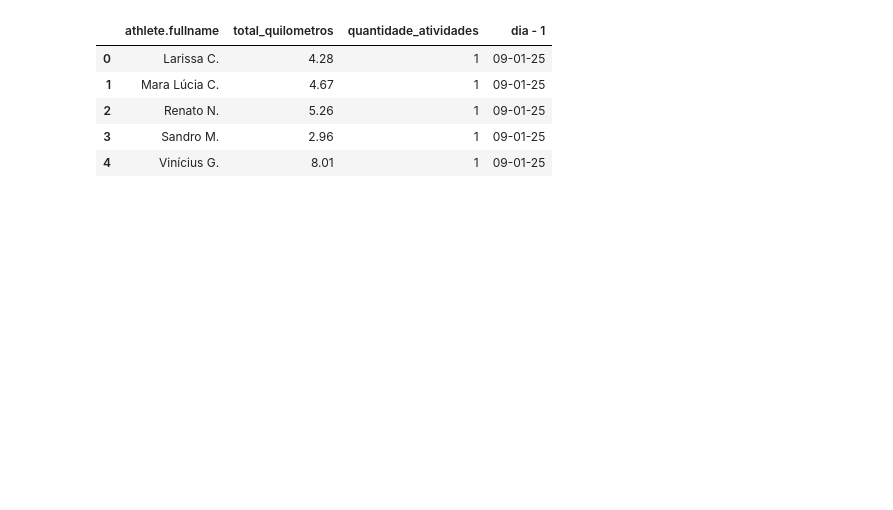
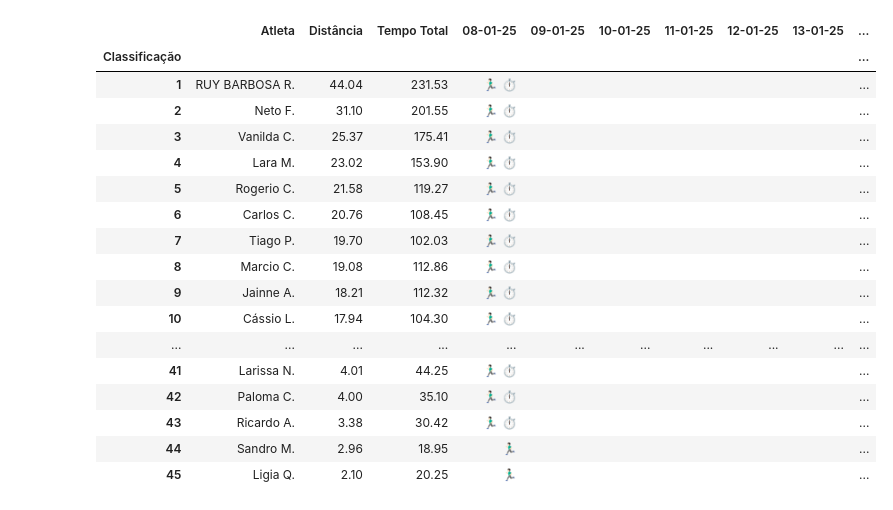
Before and after one commit to marcioscar/stravaapi, a Jupyter notebook: clube.ipynb, the cells around one changed output. Drawn from its saved outputs; the diff is of its cells as text; code cells hidden in the pictures; blank space fills up the shorter version.

```diff
--- a/clube.ipynb
+++ b/clube.ipynb
@@ -4,9 +67,12 @@ import streamlit as st
 # %%
+df_strava = pd.read_csv('unique_activities_old.csv')
 # df_strava = pd.read_csv('atividades_unicas.csv')
-df_strava = pd.read_csv('http://145.223.30.123:8000/atividades_unicas.csv')
 df_strava['athlete.fullname'] = df_strava['firstname'] + ' ' + df_strava['lastname']
 df_strava['moving_time_minutes'] = round(df_strava['moving_time']/60, 2)
 # %%
+from datetime import datetime, timedelta
+
+
 cols = ['athlete.fullname','name', 'type', 'distance',
          'data_atual', 'distance_km', 'pace_real','moving_time_minutes'
        ]
@@ -16,49 +82,88 @@ df_strava['distance_km'] = round(df_strava['distance'] / 1000, 2)
 
 df_strava['pace'] = df_strava['moving_time_minutes'] / df_strava['distance_km']
 
 df_strava['avg_speed_kmh'] = round(60/df_strava['pace'], 2)
 
 
 def kmh_to_min_km(speed_kmh):
     if speed_kmh > 0:  # Evitar divisão por zero
         pace = 60 / speed_kmh
         minutes = int(pace)
         seconds = int((pace - minutes) * 60)
         return f"{minutes}:{seconds:02d} min/km"
     else:
         return None  # Retorna None para velocidades inválidas
 
 df_strava['avg_speed_kmh'] = pd.to_numeric(df_strava['avg_speed_kmh'], errors='coerce')
 df_strava['pace_real'] = df_strava['avg_speed_kmh'].apply(kmh_to_min_km)
 
 corridas = df_strava[cols]
-runs = corridas.loc[corridas['type'] == 'Run' ].sort_values(by='athlete.fullname')
+runs = corridas.loc[corridas['type'] == 'Run' ]
+
 # Agrupar por atleta e agregar as datas em uma lista
 grouped = runs.groupby("athlete.fullname").agg(
     total_quilometros=("distance", lambda x: round(x.sum() / 1000, 2)),
-    quantidade_atividades=("moving_time_minutes", "count"),
+
+    tempo_total=("moving_time_minutes", "sum"),
     datas=("data_atual", lambda x: list(x))
 ).reset_index()
 
-# Expandir as listas de datas em colunas separadas
-datas_expandidas = grouped['datas'].apply(pd.Series)
-datas_expandidas.columns = [f'dia - {i+1}' for i in range(datas_expandidas.shape[1])]
-# Substituir NaN por um traço
-datas_expandidas.fillna('-', inplace=True)
-# Formatar as datas para o formato 'dd-mm-yy'
-for col in datas_expandidas.columns:
-    datas_expandidas[col] = pd.to_datetime(datas_expandidas[col], errors='coerce').dt.strftime('%d-%m-%y')
-    datas_expandidas[col] = datas_expandidas[col].fillna('-')
+# Definir o intervalo de datas
+start_date = datetime.strptime('2025-01-08', '%Y-%m-%d')
+end_date = datetime.strptime('2025-01-18', '%Y-%m-%d')
 
-# Concatenar as colunas expandidas com o DataFrame original
-pontuacao_participantes = pd.concat([grouped.drop(columns=['datas']), datas_expandidas], axis=1)
+# Gerar uma lista de datas no intervalo
+date_range = [(start_date + timedelta(days=i)).strftime('%d-%m-%y') for i in range((end_date - start_date).days + 1)]
+
+# Verificar se cada data no intervalo está presente e criar colunas
+for date in date_range:
+    grouped[date] = grouped['datas'].apply(
+        lambda x: '🏃🏻‍♂️' if date in [datetime.strptime(d, '%Y-%m-%d').strftime('%d-%m-%y') for d in x] else ''
+    )
+
+# Verificar se o tempo_total de cada dia é maior que 30 minutos e adicionar 'tempo ok'
+for date in date_range:
+    grouped[date] = grouped.apply(
+        lambda row: f"{row[date]} ⏱️" if row[date] == '🏃🏻‍♂️' and row['tempo_total'] > 30 else row[date], axis=1
+    )
+
+# Remover a coluna 'datas'
+grouped = grouped.drop(columns=['datas'])
+# Ordenar por total_quilometros em ordem decrescente
+grouped = grouped.sort_values(by='total_quilometros', ascending=False)
+
+# Redefinir o índice e adicionar uma coluna de numeração começando de 1
+grouped.reset_index(drop=True, inplace=True)
+grouped.index += 1
+grouped.index.name = 'Classificação'
 
 
+# Renomear a coluna 'total_quilometros' para 'Distância'
+grouped.rename(columns={'total_quilometros': 'Distância'}, inplace=True)
+grouped.rename(columns={'athlete.fullname': 'Atleta'}, inplace=True)
+grouped.rename(columns={'tempo_total': 'Tempo Total'}, inplace=True)
+
+
+
+pontuacao_participantes = grouped
+
 pontuacao_participantes
 # %% [output]
-|  | athlete.fullname | total_quilometros | quantidade_atividades | dia - 1 |
-| 0 | Larissa C. | 4.28 | 1 | 09-01-25 |
-| 1 | Mara Lúcia C. | 4.67 | 1 | 09-01-25 |
-| 2 | Renato N. | 5.26 | 1 | 09-01-25 |
-| 3 | Sandro M. | 2.96 | 1 | 09-01-25 |
-| 4 | Vinícius G. | 8.01 | 1 | 09-01-25 |
+|  | Atleta | Distância | Tempo Total | 08-01-25 | 09-01-25 | 10-01-25 | 11-01-25 | 12-01-25 | 13-01-25 | ... |
+| Classificação |  |  |  |  |  |  |  |  |  | ... |
+| 1 | RUY BARBOSA R. | 44.04 | 231.53 | 🏃🏻‍♂️ ⏱️ |  |  |  |  |  | ... |
+| 2 | Neto F. | 31.10 | 201.55 | 🏃🏻‍♂️ ⏱️ |  |  |  |  |  | ... |
+| 3 | Vanilda C. | 25.37 | 175.41 | 🏃🏻‍♂️ ⏱️ |  |  |  |  |  | ... |
+| 4 | Lara M. | 23.02 | 153.90 | 🏃🏻‍♂️ ⏱️ |  |  |  |  |  | ... |
+| 5 | Rogerio C. | 21.58 | 119.27 | 🏃🏻‍♂️ ⏱️ |  |  |  |  |  | ... |
+| 6 | Carlos C. | 20.76 | 108.45 | 🏃🏻‍♂️ ⏱️ |  |  |  |  |  | ... |
+| 7 | Tiago P. | 19.70 | 102.03 | 🏃🏻‍♂️ ⏱️ |  |  |  |  |  | ... |
+| 8 | Marcio C. | 19.08 | 112.86 | 🏃🏻‍♂️ ⏱️ |  |  |  |  |  | ... |
+| 9 | Jainne A. | 18.21 | 112.32 | 🏃🏻‍♂️ ⏱️ |  |  |  |  |  | ... |
+| 10 | Cássio L. | 17.94 | 104.30 | 🏃🏻‍♂️ ⏱️ |  |  |  |  |  | ... |
+| ... | ... | ... | ... | ... | ... | ... | ... | ... | ... | ... |
+| 41 | Larissa N. | 4.01 | 44.25 | 🏃🏻‍♂️ ⏱️ |  |  |  |  |  | ... |
+| 42 | Paloma C. | 4.00 | 35.10 | 🏃🏻‍♂️ ⏱️ |  |  |  |  |  | ... |
+| 43 | Ricardo A. | 3.38 | 30.42 | 🏃🏻‍♂️ ⏱️ |  |  |  |  |  | ... |
+| 44 | Sandro M. | 2.96 | 18.95 | 🏃🏻‍♂️ |  |  |  |  |  | ... |
+| 45 | Ligia Q. | 2.10 | 20.25 | 🏃🏻‍♂️ |  |  |  |  |  | ... |
```
Also changed, not shown: parts of 2 cells of this notebook, 5 other files.
